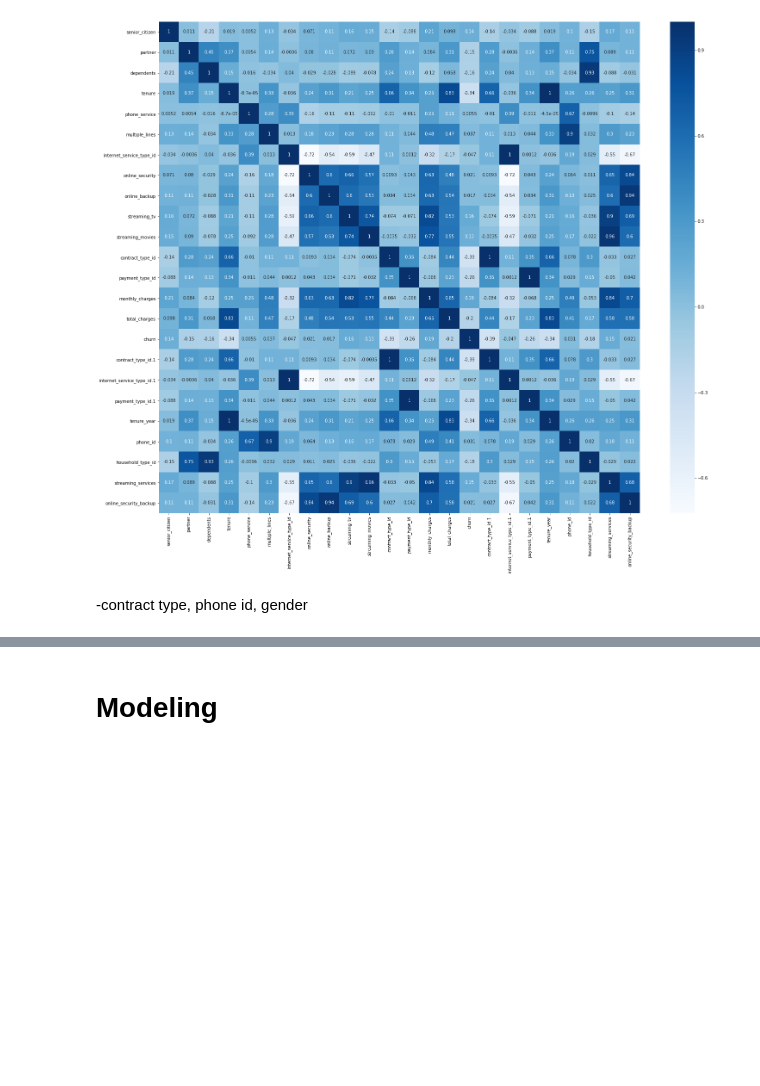
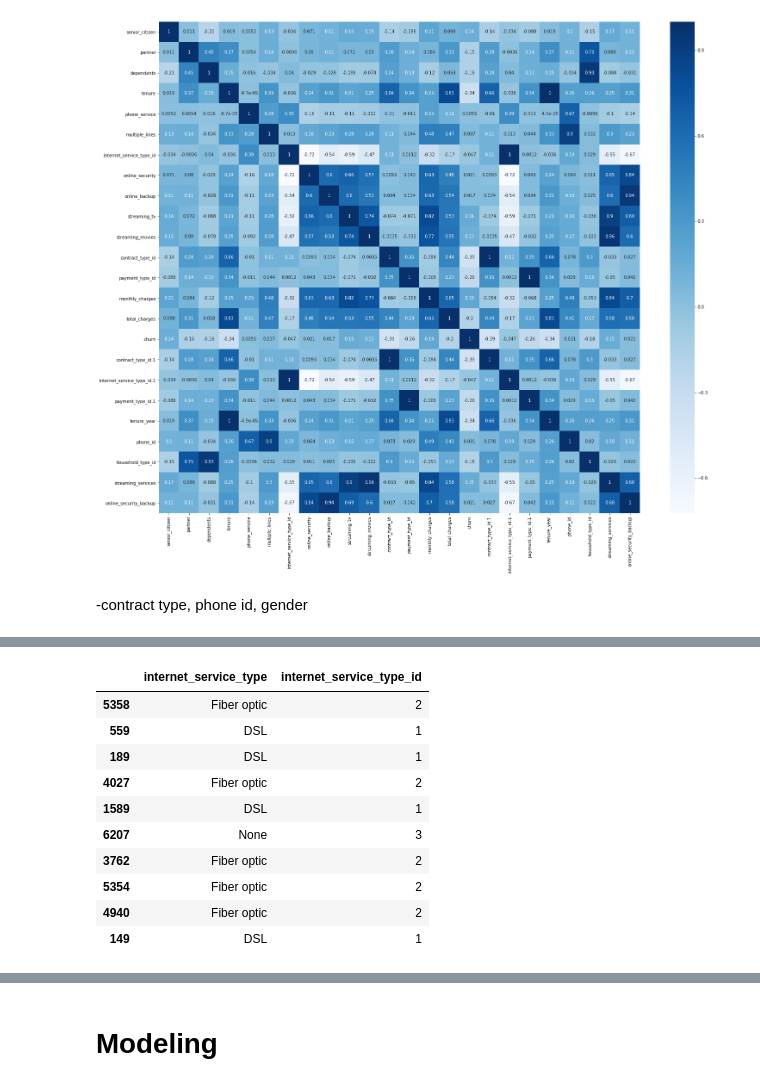
Before and after one commit to jess-katy/classification_project, a Jupyter notebook: Classification_Proj_Jess_Katy_MASTER.ipynb, the cells around one changed output, grey strips where cells are left out. Drawn from its saved outputs; the diff is of its cells as text; code cells hidden in the pictures; blank space fills up the shorter version.

```diff
--- a/Classification_Proj_Jess_Katy_MASTER.ipynb
+++ b/Classification_Proj_Jess_Katy_MASTER.ipynb
@@ -1058,0 +1112,14 @@ sns.heatmap(train_df_notencoded.corr(), cmap='Blues', annot=True)
+# %%
+train_df[['internet_service_type','internet_service_type_id']].head(10)
+# %% [output]
+|  | internet_service_type | internet_service_type_id |
+| 5358 | Fiber optic | 2 |
+| 559 | DSL | 1 |
+| 189 | DSL | 1 |
+| 4027 | Fiber optic | 2 |
+| 1589 | DSL | 1 |
+| 6207 | None | 3 |
+| 3762 | Fiber optic | 2 |
+| 5354 | Fiber optic | 2 |
+| 4940 | Fiber optic | 2 |
+| 149 | DSL | 1 |
```
Also changed, not shown: parts of 20 cells of this notebook.
